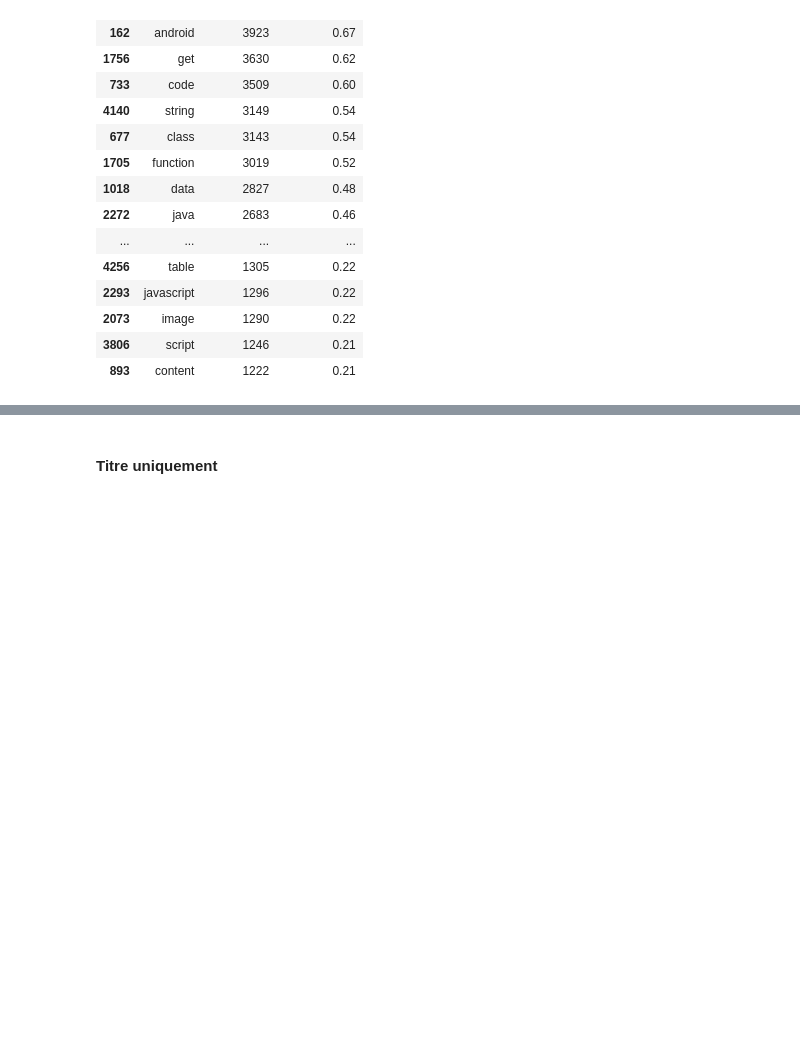
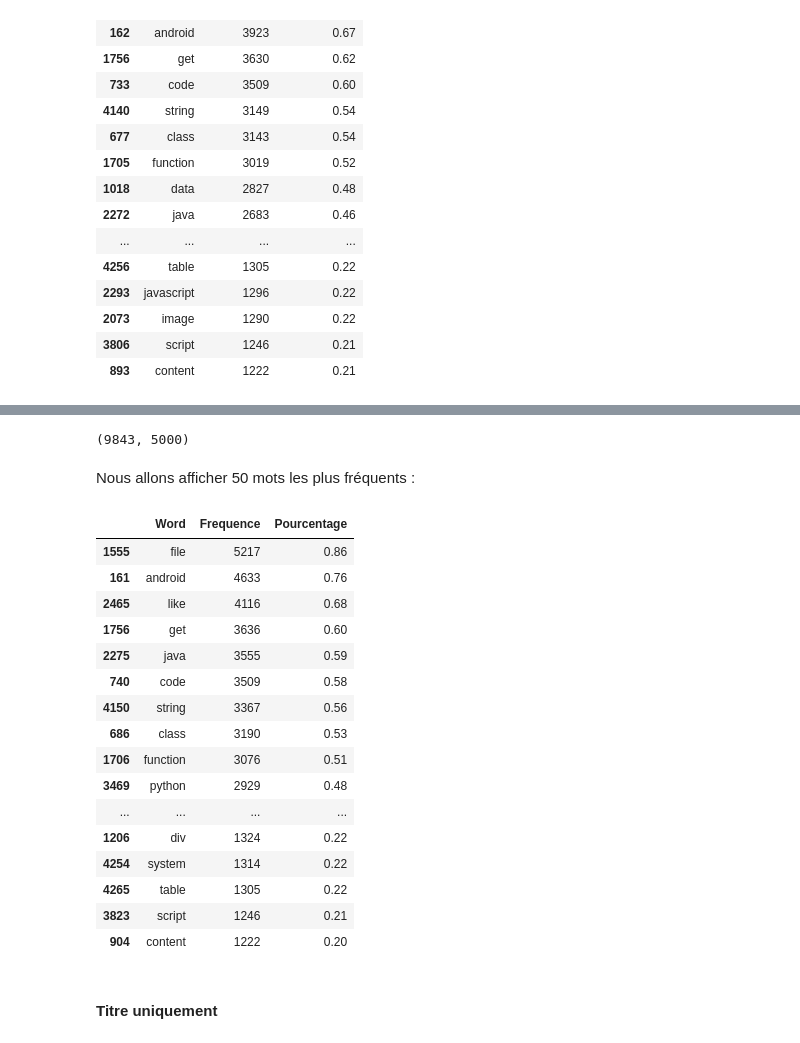
Before and after one commit to Lenka-St/Projet5, a Jupyter notebook: Notebook1_Analyse_exploratoire.ipynb, the cells around one changed output, grey strips where cells are left out. Drawn from its saved outputs; the diff is of its cells as text; code cells hidden in the pictures; blank space fills up the shorter version.

Commit message:
New feature
Added : X_train_complet

```diff
--- a/Notebook1_Analyse_exploratoire.ipynb
+++ b/Notebook1_Analyse_exploratoire.ipynb
@@ -567,0 +594,3 @@ X_train['post'][1]
+# %%
+X_train['post_complet'] = X_train['tags'] + " " + X_train['post']
+X_train['post_complet'].head()
@@ -719,3 +757,49 @@ freq_features_bow[:50]
+# %%
+X_train_complet_bow = vectorizer.fit_transform(X_train['post_complet'])
+
+# Numpy arrays are easy to work with, so convert the result to an
+# array
+X_train_complet_bow = X_train_complet_bow.toarray()
+# %%
+# Second execution
+X_train_complet_bow.shape
+# %% [output]
+(9843, 5000)
+# %%
+# Second execution
+# Create a vocabulary of features
+X_train_complet_vocab_bow = vectorizer.get_feature_names()
+# %%
+# Second execution
+# Sum up the counts of each vocabulary word
+X_train_complet_dist_bow = np.sum(X_train_complet_bow, axis=0)
+# %% [markdown]
+Nous allons afficher 50 mots les plus fréquents :
+# %%
+# Second execution
+freq_features_bow = DataFrame(zip(X_train_complet_vocab_bow, X_train_complet_dist_bow))
+freq_features_bow.rename({0:'Word', 1:'Frequence'}, axis = 1, inplace = True)
+freq_features_bow.sort_values(['Frequence'], inplace = True, ascending=False)
+freq_features_bow['Pourcentage'] = round(freq_features_bow['Frequence']*100/sum(freq_features_bow['Frequence']),2)
+freq_features_bow[:50]
+# %% [output]
+|  | Word | Frequence | Pourcentage |
+| 1555 | file | 5217 | 0.86 |
+| 161 | android | 4633 | 0.76 |
+| 2465 | like | 4116 | 0.68 |
+| 1756 | get | 3636 | 0.60 |
+| 2275 | java | 3555 | 0.59 |
+| 740 | code | 3509 | 0.58 |
+| 4150 | string | 3367 | 0.56 |
+| 686 | class | 3190 | 0.53 |
+| 1706 | function | 3076 | 0.51 |
+| 3469 | python | 2929 | 0.48 |
+| ... | ... | ... | ... |
+| 1206 | div | 1324 | 0.22 |
+| 4254 | system | 1314 | 0.22 |
+| 4265 | table | 1305 | 0.22 |
+| 3823 | script | 1246 | 0.21 |
+| 904 | content | 1222 | 0.20 |
 # %% [markdown]
 #### Titre uniquement
 # %%
```
Also changed, not shown: parts of 19 cells of this notebook.
